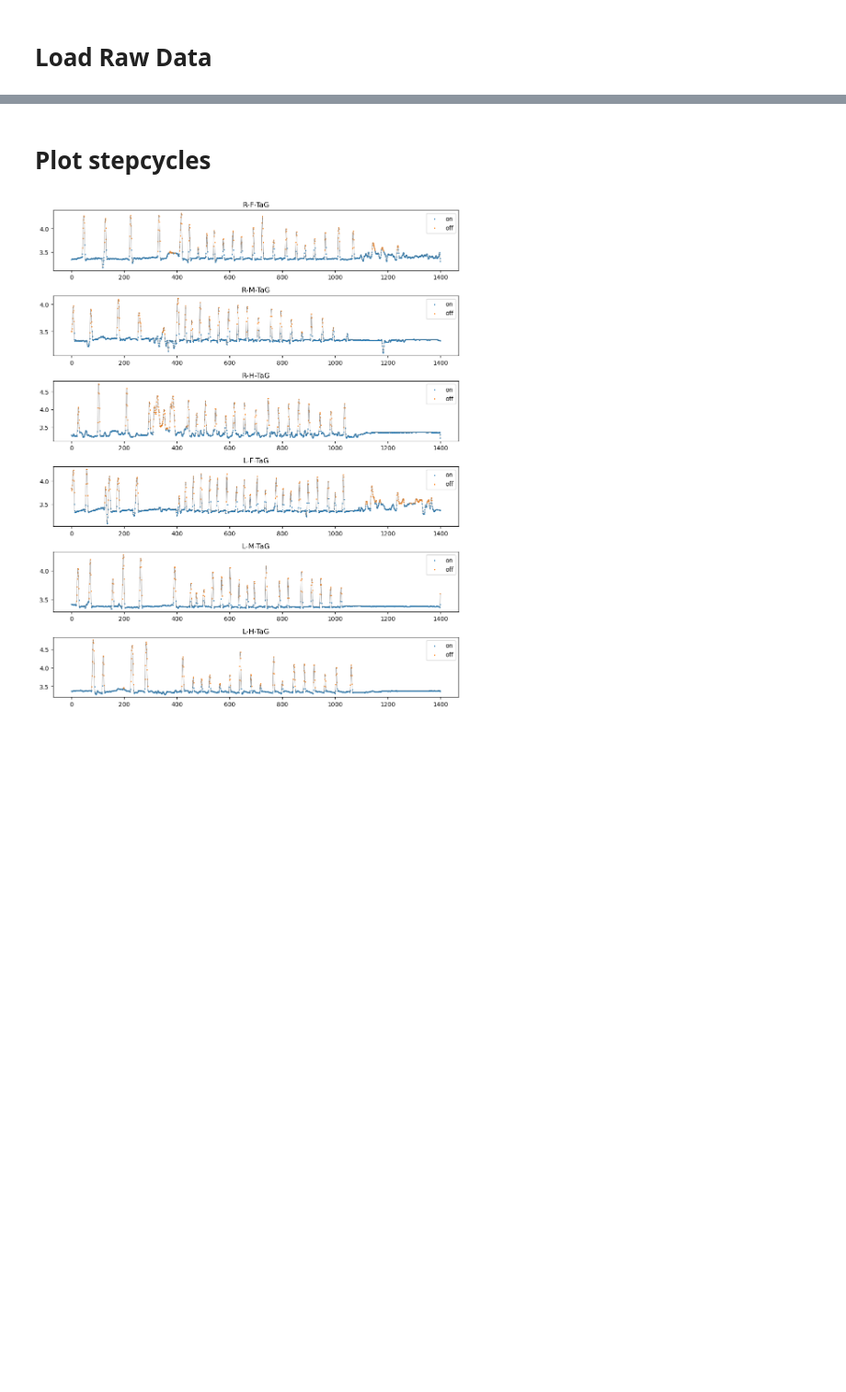
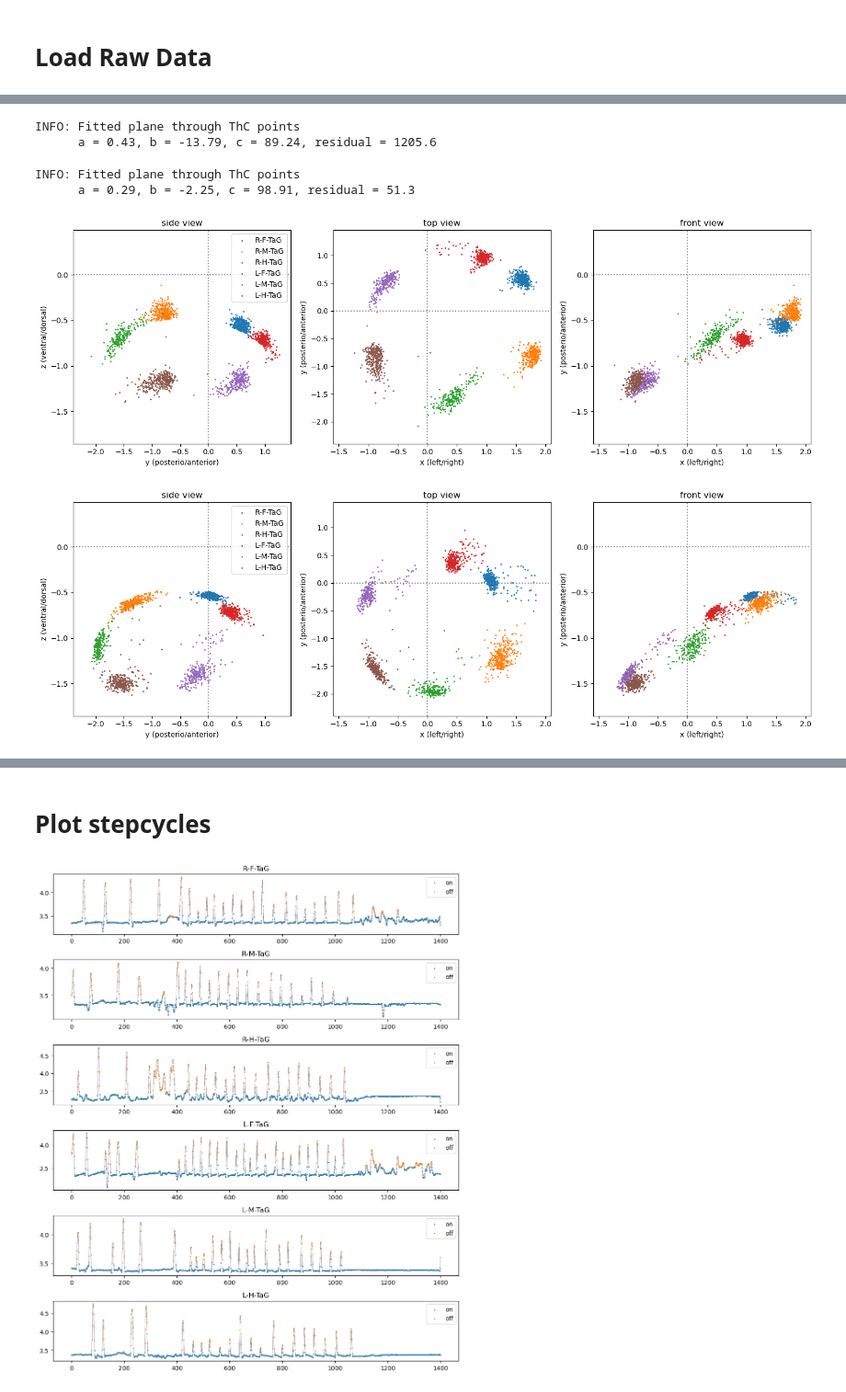
Before and after one commit to bidaye-lab/kinematics_analysis, a Jupyter notebook: data_visualization.ipynb, the cells around one changed output, grey strips where cells are left out. Shown at 92% size. Saved outputs shown, nothing was run; the diff lists cells and outputs as text; code cells hidden in the pictures; blank space fills up the shorter version.

```diff
--- a/data_visualization.ipynb
+++ b/data_visualization.ipynb
@@ -8,0 +1,21 @@ import utils as utl
+# %%
+%load_ext autoreload
+%autoreload 2
+
+import pandas as pd
+import numpy as np
+
+import matplotlib.pylab as plt
+import matplotlib as mpl
+import seaborn as sns
+
+import utils as utl
+from pathlib import Path
+
+from scipy.ndimage import gaussian_filter1d
+
+filter_stim = lambda df : df.loc[ (df.loc[:, 'fnum'] % 1400 >= 400) & (df.loc[:, 'fnum'] % 1400 < 1000) ].copy()
+
+filter_frames = lambda df, f_0, f_f: df.loc[ ((df.loc[:, 'fnum'] % 1400) >= f_0) & ((df.loc[:, 'fnum'] % 1400) < f_f) ]
+
+norm = lambda x: x / np.linalg.norm(x)
@@ -20,0 +252,27 @@ l_ball_c = [
+# %%
+df = data['P9RT'].groupby('flynum').get_group(1)
+df = filter_stim(df)
+df = transform_to_flycentric(df)
+df = add_step_td_lo(df)
+
+lims = plot_coord_system(df, joints=['TaG'], marker='.', return_lims=True)
+plot_coord_system(filter_step(df, 'TD'), joints=['TaG'], marker='.', lims=lims, path='./plots/r_td.png')
+plot_coord_system(filter_step(df, 'LO'), joints=['TaG'], marker='.', lims=lims, path='./plots/r_lo.png')
+# %% [output]
+INFO: Fitted plane through ThC points
+      a = 0.43, b = -13.79, c = 89.24, residual = 1205.6
+# %%
+df = data['BPN'].groupby('flynum').get_group(1)
+df = filter_stim(df)
+df = transform_to_flycentric(df)
+df = add_step_td_lo(df)
+
+lims = plot_coord_system(df, joints=['TaG'], marker='.', return_lims=True)
+
+plot_coord_system(filter_step(df, 'TD'), joints=['TaG'], marker='.', lims=lims)
+plot_coord_system(filter_step(df, 'LO'), joints=['TaG'], marker='.', lims=lims)
+# %% [output]
+INFO: Fitted plane through ThC points
+      a = 0.29, b = -2.25, c = 98.91, residual = 51.3
+[figure, added]
+[figure, added]
```
Also changed, not shown: parts of 50 cells of this notebook.
